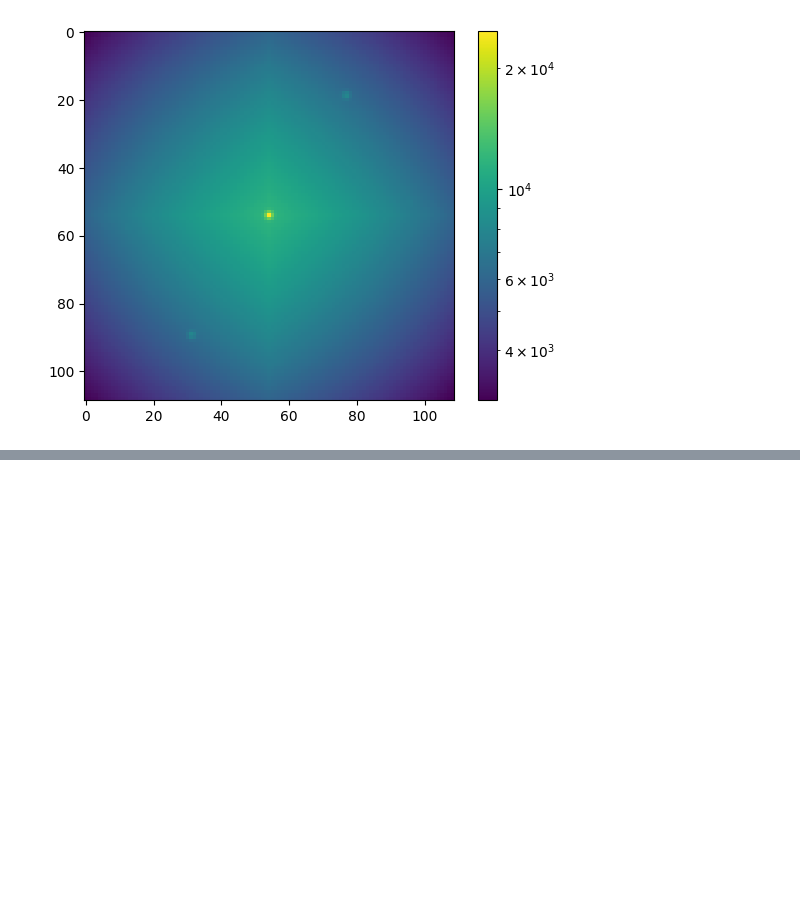
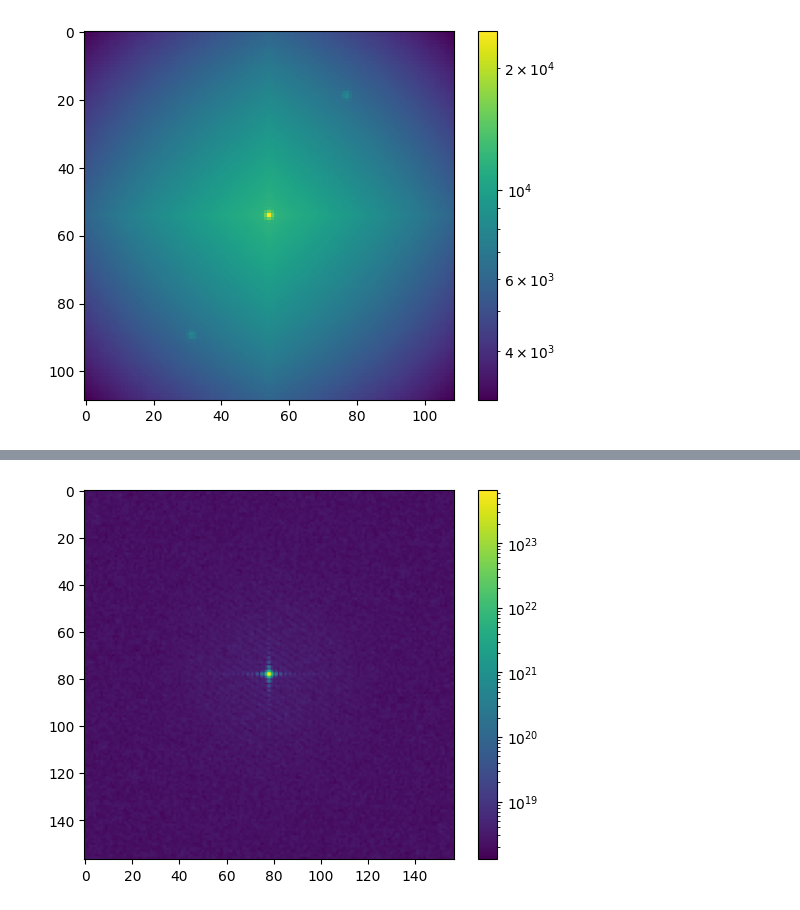
Before and after one commit to johnnymtex/photonMismatch, a Jupyter notebook: different_approach.ipynb, the cells around one changed output, grey strips where cells are left out. Drawn from its saved outputs; the diff is of its cells as text; code cells hidden in the pictures; blank space fills up the shorter version.

```diff
--- a/different_approach.ipynb
+++ b/different_approach.ipynb
@@ -585,0 +592,4 @@ plt.show()
+# %%
+# initializing variables
+setup = inp.Config('inp_files/setup_2.inp')
+setup.padding_factor = int(setup.padding_factor)
@@ -585,0 +871,36 @@ plt.show()
+# %%
+from scipy.signal import fftconvolve, correlate2d
+
+def compute_g2(intensity_images):
+    """
+    Compute the ensemble-averaged intensity, autocorrelation (g² proxy),
+    and vertical lineout from a list of intensity images.
+
+    Returns:
+      avg_intensity: ensemble-averaged intensity image
+      autocorr_avg: averaged autocorrelation of intensity fluctuations
+      vertical_sum: vertical lineout (summed along rows) of autocorr_avg
+      I_per_pix: average number of photons per pixel (scalar)
+    """
+    num_shots = len(intensity_images)
+    avg_intensity = np.mean(intensity_images, axis=0)
+    deltaI_images = [img - avg_intensity for img in intensity_images]
+    N_bin = avg_intensity.shape[0]
+    autocorr_sum = np.zeros((N_bin, N_bin))
+    for I in intensity_images:
+        autocorr = fftconvolve(I, I[::-1, ::-1], mode='same').astype(float)
+        autocorr /= np.mean(I) ** 2
+        autocorr_sum += autocorr
+    autocorr_avg = autocorr_sum / num_shots
+    I_per_pix = np.mean(avg_intensity)
+    vertical_sum = np.sum(autocorr_avg, axis=0)
+    return avg_intensity, autocorr_avg, vertical_sum, I_per_pix
+# %%
+avg_intensity, autocorr_avg, vertical_sum, I_per_pix = compute_g2(intensity_images)
+# %%
+plt.figure()
+plt.imshow(np.abs(np.fft.fftshift(np.fft.fft2(autocorr_avg))[int(3/7*len(autocorr_avg)):int(4/7*len(autocorr_avg)), int(3/7*len(autocorr_avg)):int(4/7*len(autocorr_avg))])**2, norm=mcolors.LogNorm())
+plt.colorbar()
+plt.show()
+# %% [output]
+[figure, added]
```
Also changed, not shown: parts of 22 cells of this notebook, 2 other files.
